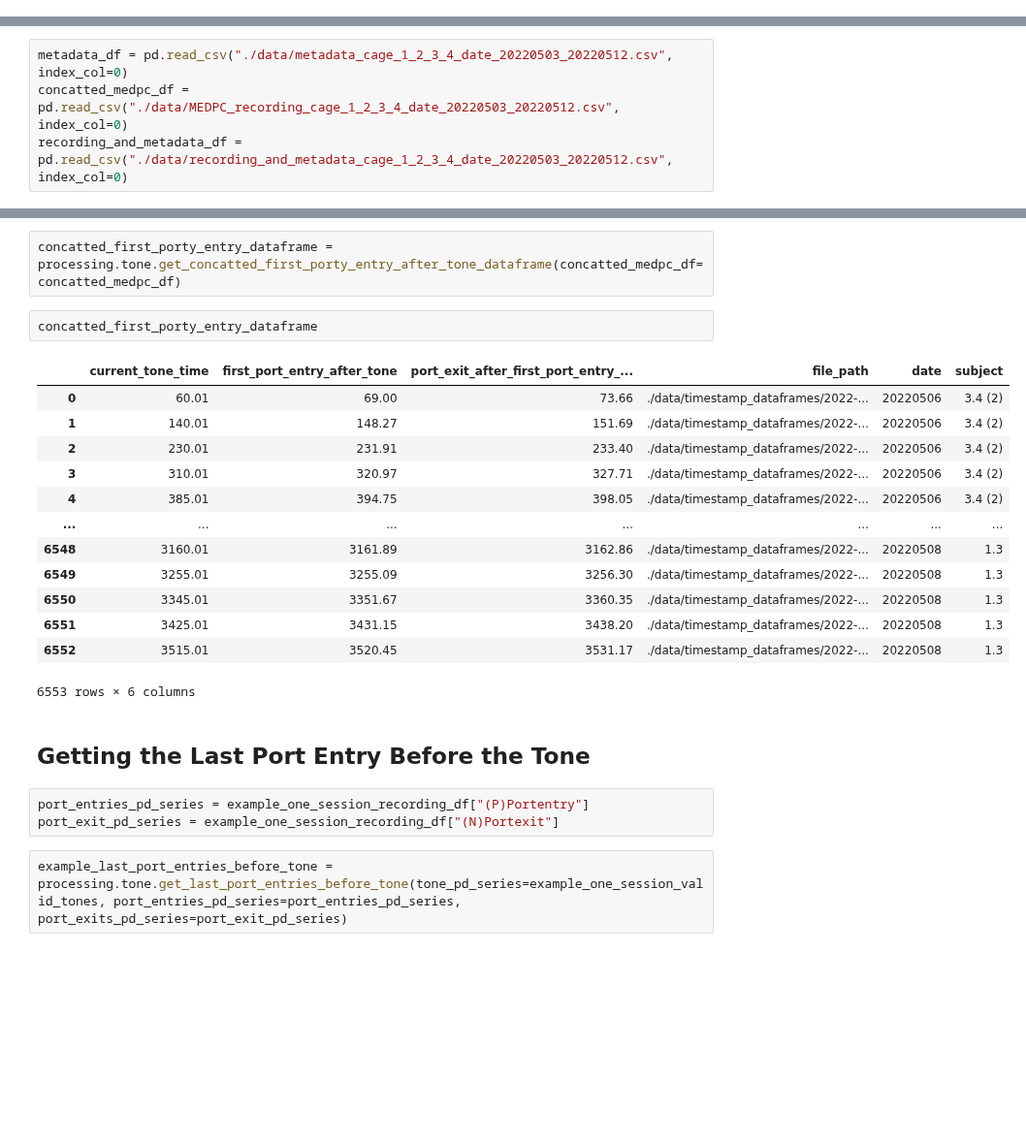
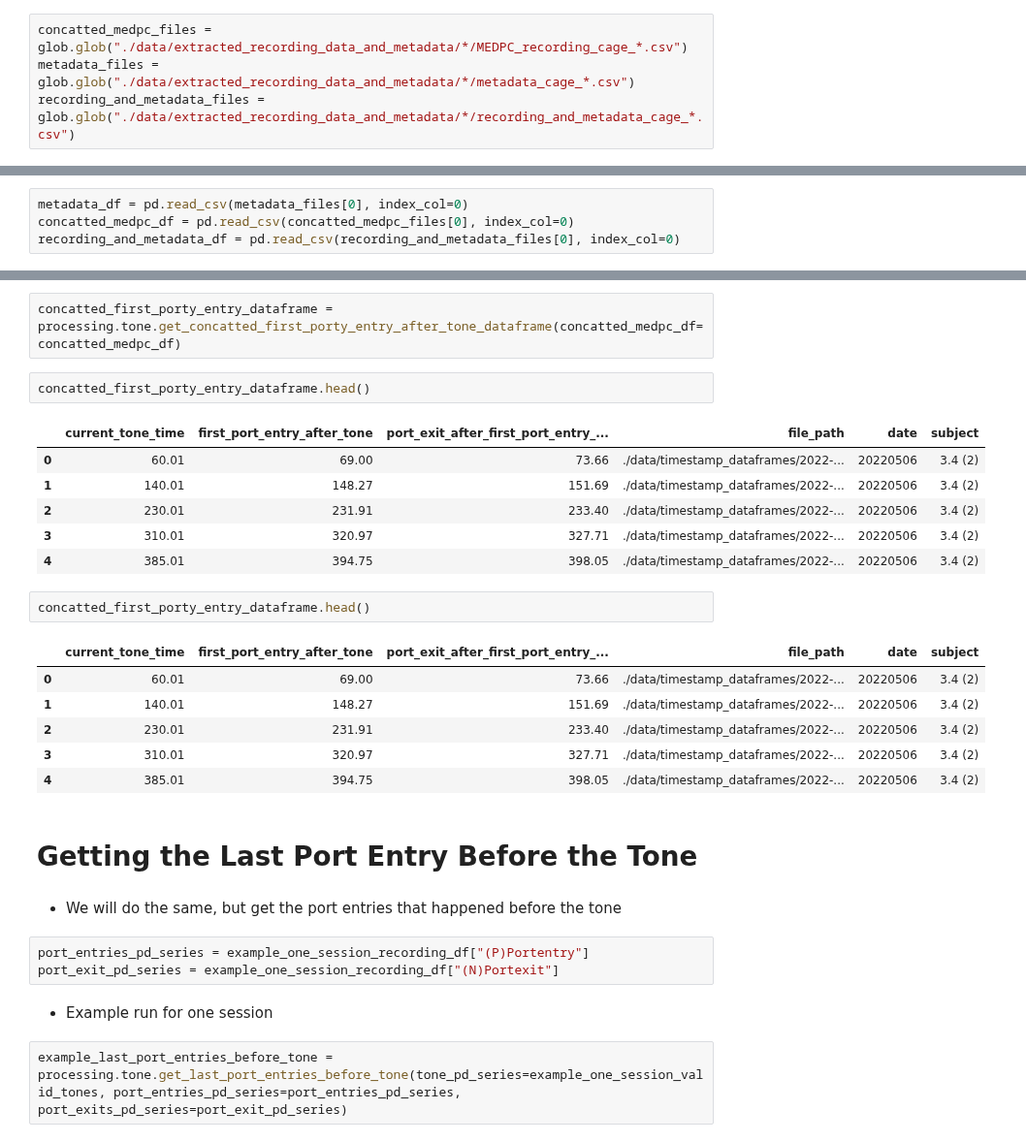
Before and after one commit to padillacoreanolab/med_pc_repo, a Jupyter notebook: jupyter_notebooks/02_calculating_latencies.ipynb, the cells around one changed output, grey strips where cells are left out. Shown at 97% size. Drawn from its saved outputs; the diff is of its cells as text; blank space fills up the shorter version.

```diff
--- a/jupyter_notebooks/02_calculating_latencies.ipynb
+++ b/jupyter_notebooks/02_calculating_latencies.ipynb
@@ -46,0 +33,4 @@ recording_and_metadata_files[0]
+# %%
+concatted_medpc_files = glob.glob("./data/extracted_recording_data_and_metadata/*/MEDPC_recording_cage_*.csv")
+metadata_files = glob.glob("./data/extracted_recording_data_and_metadata/*/metadata_cage_*.csv")
+recording_and_metadata_files = glob.glob("./data/extracted_recording_data_and_metadata/*/recording_and_metadata_cage_*.csv")
@@ -47,7 +51,7 @@ recording_and_metadata_files[0]
 # %%
-metadata_df = pd.read_csv("./data/metadata_cage_1_2_3_4_date_20220503_20220512.csv", index_col=0)
-concatted_medpc_df = pd.read_csv("./data/MEDPC_recording_cage_1_2_3_4_date_20220503_20220512.csv", index_col=0)
-recording_and_metadata_df = pd.read_csv("./data/recording_and_metadata_cage_1_2_3_4_date_20220503_20220512.csv", index_col=0)
+metadata_df = pd.read_csv(metadata_files[0], index_col=0)
+concatted_medpc_df = pd.read_csv(concatted_medpc_files[0], index_col=0)
+recording_and_metadata_df = pd.read_csv(recording_and_metadata_files[0], index_col=0)
 # %% [markdown]
 - The Dataframe the contains the metadata(columns) of each recording file(rows)
     - We will mostly use this to get the cage number for each subject
@@ -185,26 +224,32 @@ processing.tone.get_first_port_entries_after_tone(tone_pd_series=example_one_ses
 # %%
 concatted_first_porty_entry_dataframe = processing.tone.get_concatted_first_porty_entry_after_tone_dataframe(concatted_medpc_df=concatted_medpc_df)
 # %%
-concatted_first_porty_entry_dataframe
+concatted_first_porty_entry_dataframe.head()
 # %% [output]
 |  | current_tone_time | first_port_entry_after_tone | port_exit_after_first_port_entry_... | file_path | date | subject |
 | 0 | 60.01 | 69.00 | 73.66 | ./data/timestamp_dataframes/2022-... | 20220506 | 3.4 (2) |
 | 1 | 140.01 | 148.27 | 151.69 | ./data/timestamp_dataframes/2022-... | 20220506 | 3.4 (2) |
 | 2 | 230.01 | 231.91 | 233.40 | ./data/timestamp_dataframes/2022-... | 20220506 | 3.4 (2) |
 | 3 | 310.01 | 320.97 | 327.71 | ./data/timestamp_dataframes/2022-... | 20220506 | 3.4 (2) |
 | 4 | 385.01 | 394.75 | 398.05 | ./data/timestamp_dataframes/2022-... | 20220506 | 3.4 (2) |
-| ... | ... | ... | ... | ... | ... | ... |
-| 6548 | 3160.01 | 3161.89 | 3162.86 | ./data/timestamp_dataframes/2022-... | 20220508 | 1.3 |
-| 6549 | 3255.01 | 3255.09 | 3256.30 | ./data/timestamp_dataframes/2022-... | 20220508 | 1.3 |
-| 6550 | 3345.01 | 3351.67 | 3360.35 | ./data/timestamp_dataframes/2022-... | 20220508 | 1.3 |
-| 6551 | 3425.01 | 3431.15 | 3438.20 | ./data/timestamp_dataframes/2022-... | 20220508 | 1.3 |
-| 6552 | 3515.01 | 3520.45 | 3531.17 | ./data/timestamp_dataframes/2022-... | 20220508 | 1.3 |
-6553 rows × 6 columns
+# %%
+concatted_first_porty_entry_dataframe.head()
+# %% [output]
+|  | current_tone_time | first_port_entry_after_tone | port_exit_after_first_port_entry_... | file_path | date | subject |
+| 0 | 60.01 | 69.00 | 73.66 | ./data/timestamp_dataframes/2022-... | 20220506 | 3.4 (2) |
+| 1 | 140.01 | 148.27 | 151.69 | ./data/timestamp_dataframes/2022-... | 20220506 | 3.4 (2) |
+| 2 | 230.01 | 231.91 | 233.40 | ./data/timestamp_dataframes/2022-... | 20220506 | 3.4 (2) |
+| 3 | 310.01 | 320.97 | 327.71 | ./data/timestamp_dataframes/2022-... | 20220506 | 3.4 (2) |
+| 4 | 385.01 | 394.75 | 398.05 | ./data/timestamp_dataframes/2022-... | 20220506 | 3.4 (2) |
 # %% [markdown]
-## Getting the Last Port Entry Before the Tone
+# Getting the Last Port Entry Before the Tone
+# %% [markdown]
+- We will do the same, but get the port entries that happened before the tone
 # %%
 port_entries_pd_series = example_one_session_recording_df["(P)Portentry"]
 port_exit_pd_series = example_one_session_recording_df["(N)Portexit"]
+# %% [markdown]
+- Example run for one session
 # %%
 example_last_port_entries_before_tone = processing.tone.get_last_port_entries_before_tone(tone_pd_series=example_one_session_valid_tones, port_entries_pd_series=port_entries_pd_series, port_exits_pd_series=port_exit_pd_series)
 # %%
```
Also changed, not shown: parts of 78 cells of this notebook, 2 other files.
